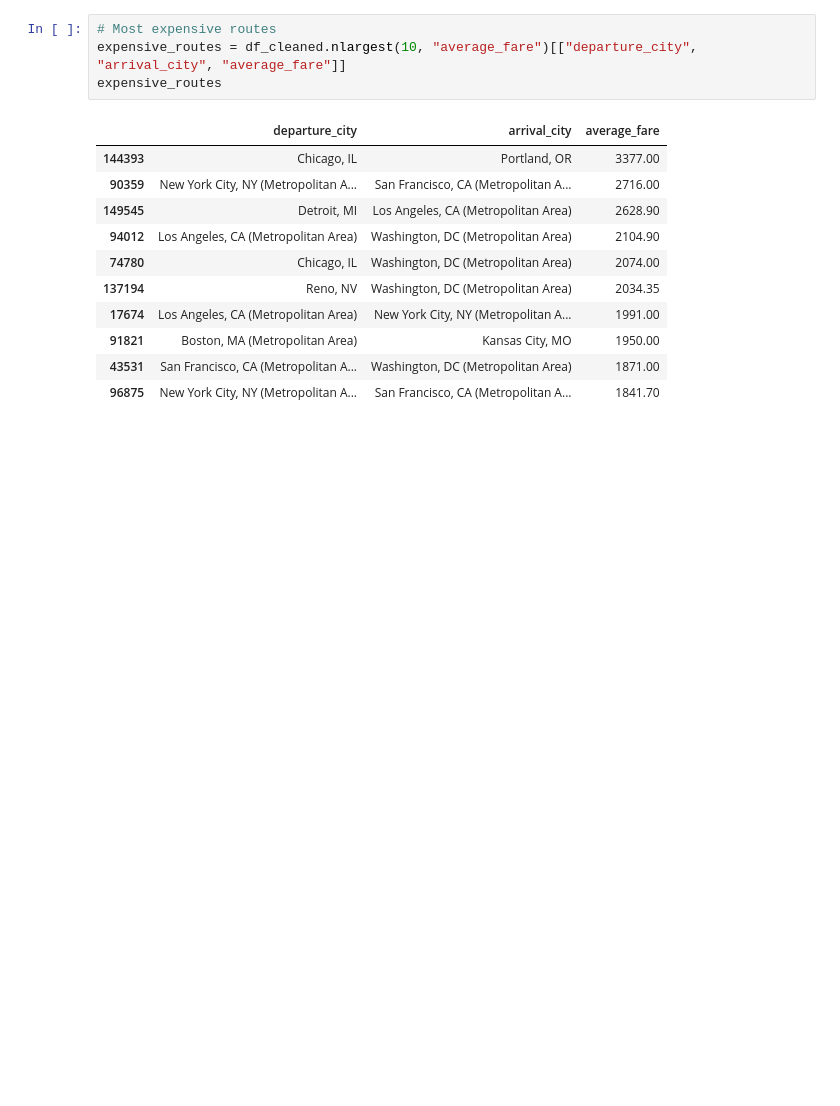
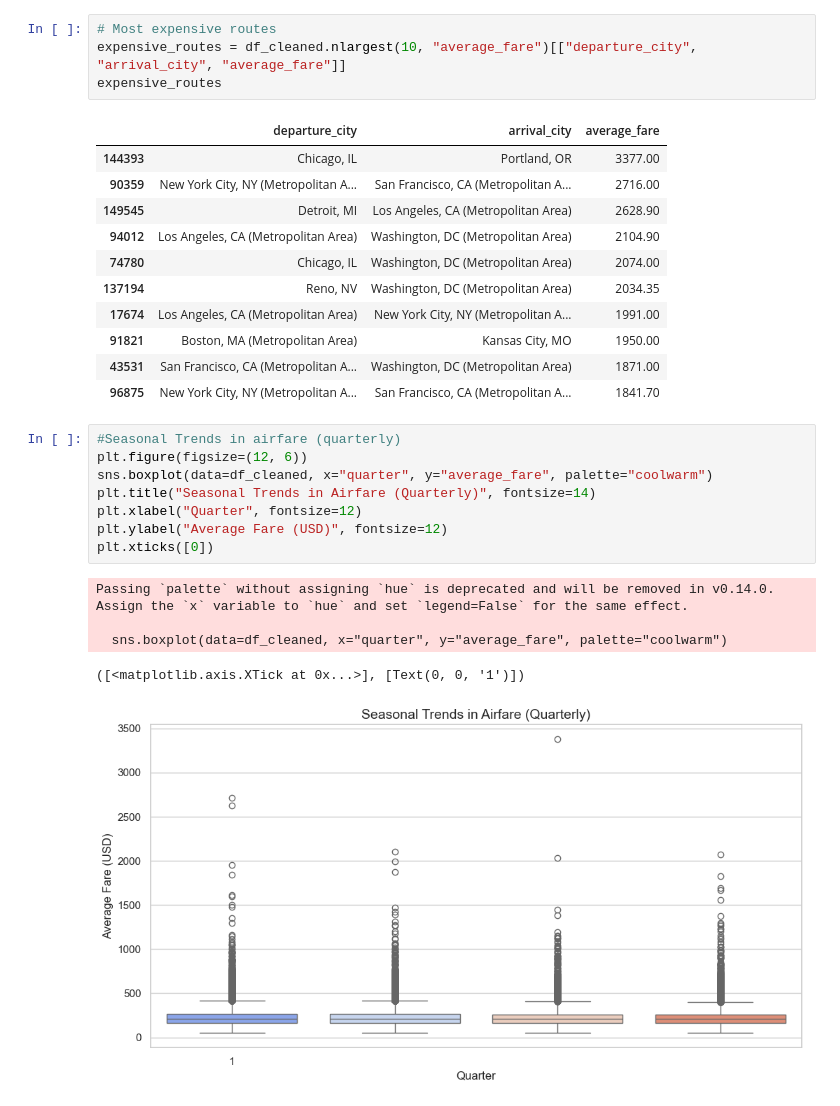
Before and after one commit to CamdenBeck/Project_03, a Jupyter notebook: Kelvin/data.ipynb, the cells around one changed output. Cells and saved outputs as stored; diff of their text form; blank space fills up the shorter version.

Commit message:
Visualizations

```diff
--- a/Kelvin/data.ipynb
+++ b/Kelvin/data.ipynb
@@ -312,3 +312,17 @@ expensive_routes
 | 91821 | Boston, MA (Metropolitan Area) | Kansas City, MO | 1950.00 |
 | 43531 | San Francisco, CA (Metropolitan A... | Washington, DC (Metropolitan Area) | 1871.00 |
 | 96875 | New York City, NY (Metropolitan A... | San Francisco, CA (Metropolitan A... | 1841.70 |
+# %%
+#Seasonal Trends in airfare (quarterly)
+plt.figure(figsize=(12, 6))
+sns.boxplot(data=df_cleaned, x="quarter", y="average_fare", palette="coolwarm")
+plt.title("Seasonal Trends in Airfare (Quarterly)", fontsize=14)
+plt.xlabel("Quarter", fontsize=12)
+plt.ylabel("Average Fare (USD)", fontsize=12)
+plt.xticks([0])
+# %% [output]
+Passing `palette` without assigning `hue` is deprecated and will be removed in v0.14.0. Assign the `x` variable to `hue` and set `legend=False` for the same effect.
+
+  sns.boxplot(data=df_cleaned, x="quarter", y="average_fare", palette="coolwarm")
+([<matplotlib.axis.XTick at 0x...>], [Text(0, 0, '1')])
+[figure, added]
```
